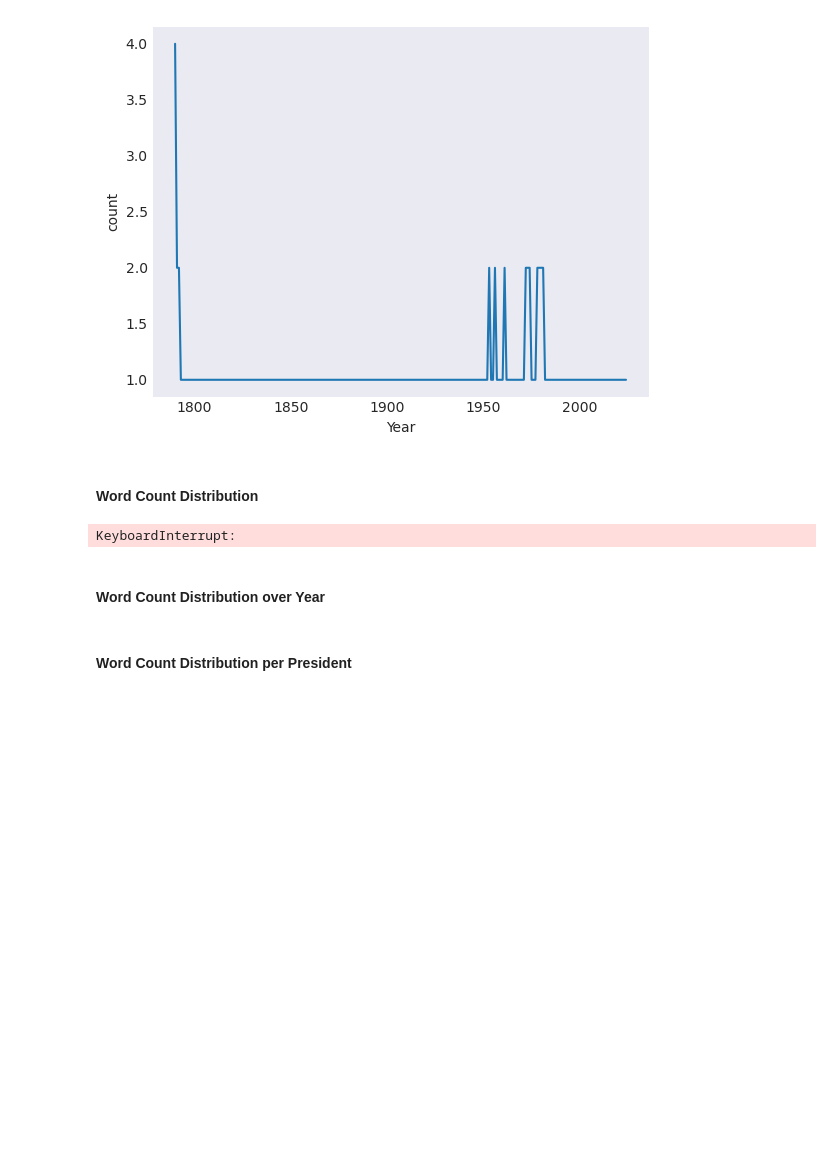
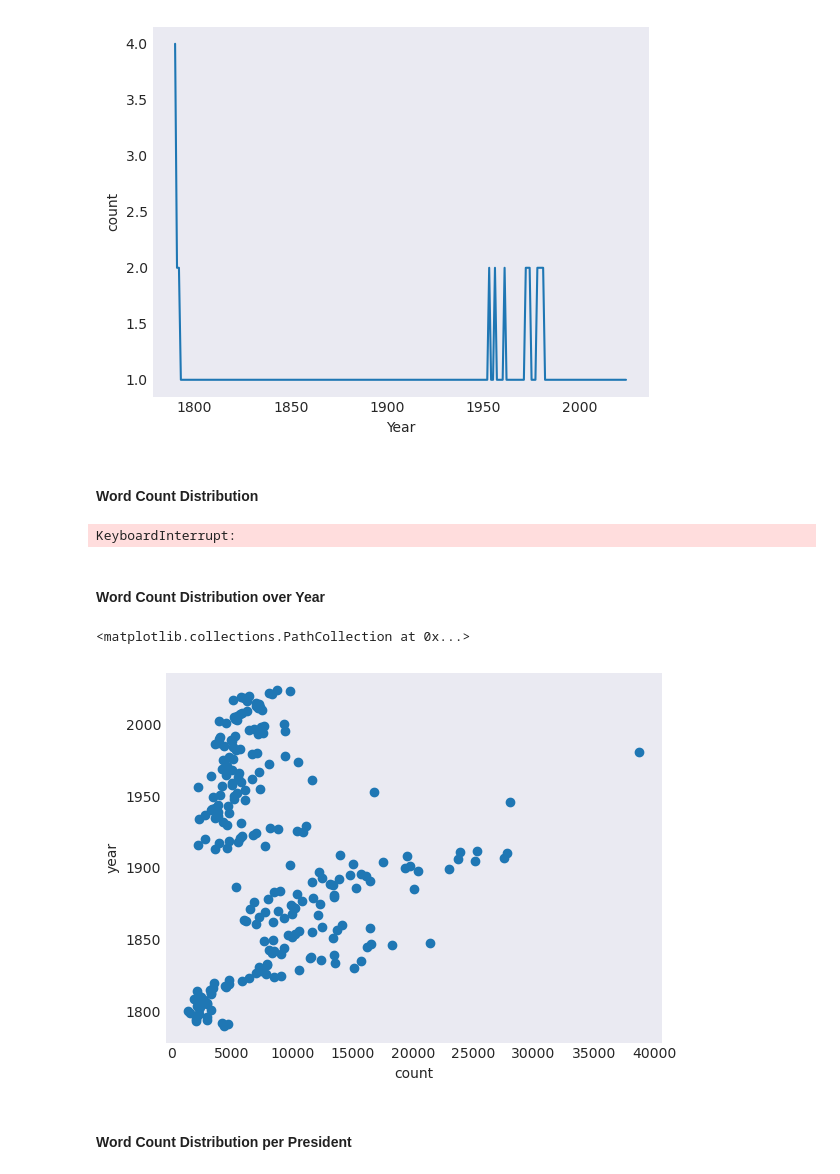
Before and after one commit to UCB-stat-159-f25/proj02-group26, a Jupyter notebook: proj02-nlp.ipynb, the cells around one changed output. Drawn from its saved outputs; the diff is of its cells as text; code cells hidden in the pictures; blank space fills up the shorter version.

```diff
--- a/proj02-nlp.ipynb
+++ b/proj02-nlp.ipynb
@@ -119,7 +119,12 @@ sou['token_count'] = sou['Text'].apply(count_tokens)
 
 year_Count = sou.groupby('Year')['token_count'].sum().reset_index()
 # %%
-plt.scatter(year_Count['Year'],year_Count['token_count'])
+plt.ylabel("year")
+plt.xlabel("count")
+plt.scatter(year_Count['token_count'],year_Count['Year'])
+# %% [output]
+<matplotlib.collections.PathCollection at 0x...>
+[figure, added]
 # %% [markdown]
 #### Word Count Distribution per President
 # %%
```
Also changed, not shown: parts of 1 cell of this notebook.
